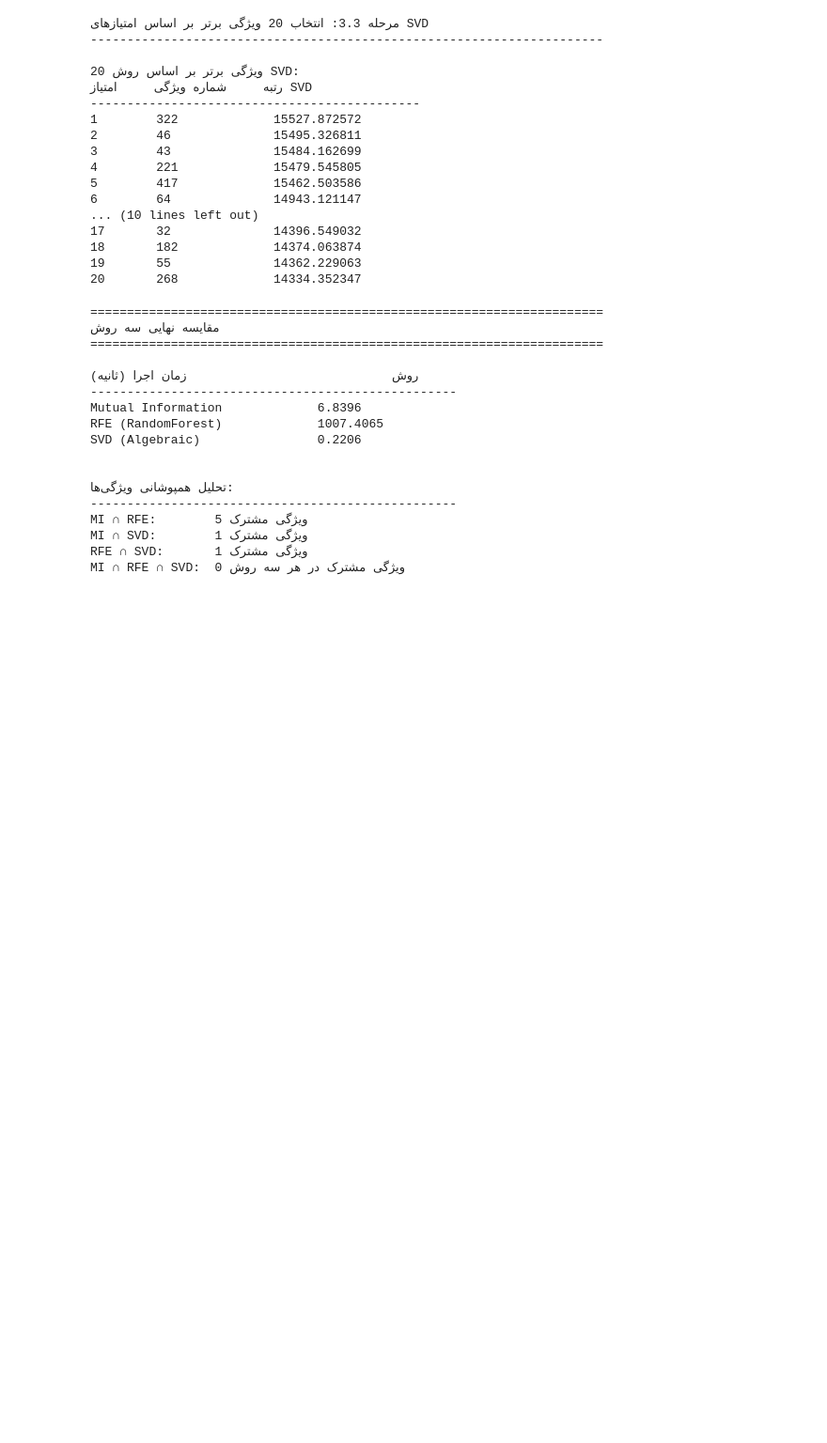
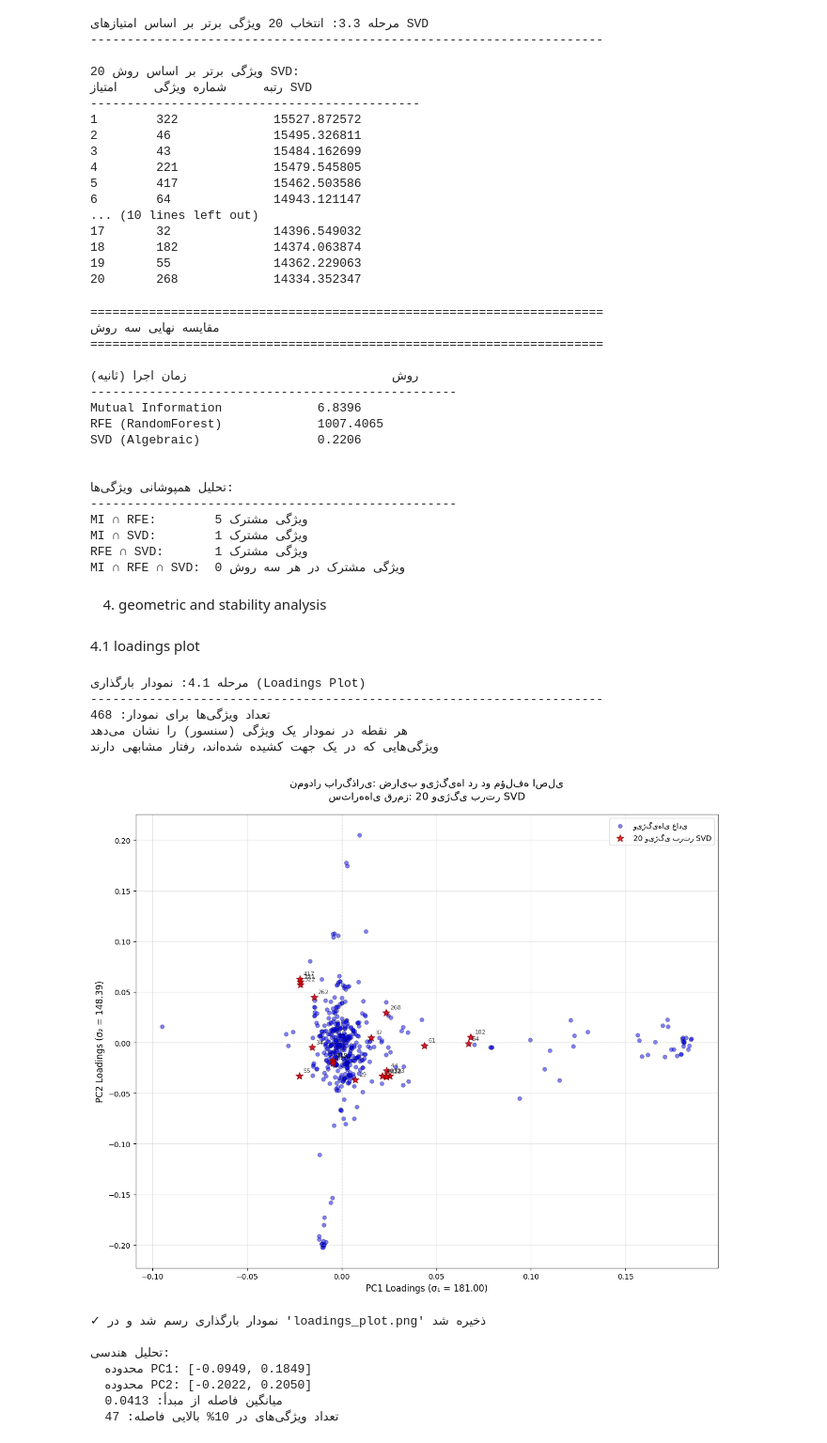
Before and after one commit to nazaninzareirad/Amazon-Review-Analysis, a Jupyter notebook: Untitled10.ipynb, the cells around one changed output. Shown: that part at 94% size. Drawn from its saved outputs; the diff is of its cells as text; code cells hidden in the pictures; blank space fills up the shorter version.

Commit message:
4.1 added the loadings plot

```diff
--- a/Untitled10.ipynb
+++ b/Untitled10.ipynb
@@ -430,3 +430,76 @@ MI ∩ RFE:        5 ویژگی مشترک
 MI ∩ SVD:        1 ویژگی مشترک
 RFE ∩ SVD:       1 ویژگی مشترک
 MI ∩ RFE ∩ SVD:  0 ویژگی مشترک در هر سه روش
+# %% [markdown]
+4. geometric and stability analysis
+# %% [markdown]
+4.1 loadings plot
+# %%
+print("\nمرحله 4.1: نمودار بارگذاری (Loadings Plot)")
+print("-" * 70)
+
+import matplotlib.pyplot as plt
+
+# ضرایب V برای دو مؤلفه اول (PC1 و PC2)
+# V = Vt.T، پس ستون اول V = بردار تکین اول
+V = Vt.T
+PC1_loadings = V[:, 0]  # ضرایب ویژگی‌ها در PC1
+PC2_loadings = V[:, 1]  # ضرایب ویژگی‌ها در PC2
+
+print(f"تعداد ویژگی‌ها برای نمودار: {len(PC1_loadings)}")
+print(f"هر نقطه در نمودار یک ویژگی (سنسور) را نشان می‌دهد")
+print(f"ویژگی‌هایی که در یک جهت کشیده شده‌اند، رفتار مشابهی دارند")
+
+# رسم نمودار پراکندگی
+plt.figure(figsize=(12, 10))
+plt.scatter(PC1_loadings, PC2_loadings, alpha=0.5, s=30, c='blue', edgecolors='black', linewidth=0.5)
+
+# علامت‌گذاری 20 ویژگی برتر SVD
+for idx in top_20_svd_indices:
+    plt.scatter(PC1_loadings[idx], PC2_loadings[idx],
+               alpha=0.8, s=100, c='red', marker='*', edgecolors='darkred', linewidth=1)
+    plt.annotate(f'{idx}', (PC1_loadings[idx], PC2_loadings[idx]),
+                fontsize=8, alpha=0.7, xytext=(5, 5), textcoords='offset points')
+
+# رسم محورها
+plt.axhline(y=0, color='gray', linestyle='--', linewidth=0.8, alpha=0.5)
+plt.axvline(x=0, color='gray', linestyle='--', linewidth=0.8, alpha=0.5)
+
+plt.xlabel(f'PC1 Loadings (σ₁ = {sigma[0]:.2f})', fontsize=12)
+plt.ylabel(f'PC2 Loadings (σ₂ = {sigma[1]:.2f})', fontsize=12)
+plt.title('نمودار بارگذاری: ضرایب ویژگی‌ها در دو مؤلفه اصلی\nستاره‌های قرمز: 20 ویژگی برتر SVD',
+         fontsize=14, pad=20)
+plt.grid(True, alpha=0.3)
+plt.legend(['ویژگی‌های عادی', '20 ویژگی برتر SVD'], loc='best')
+plt.tight_layout()
+plt.savefig('loadings_plot.png', dpi=300, bbox_inches='tight')
+plt.show()
+
+print("\n✓ نمودار بارگذاری رسم شد و در 'loadings_plot.png' ذخیره شد")
+
+# تحلیل خوشه‌بندی هندسی
+print("\nتحلیل هندسی:")
+print(f"  محدوده PC1: [{PC1_loadings.min():.4f}, {PC1_loadings.max():.4f}]")
+print(f"  محدوده PC2: [{PC2_loadings.min():.4f}, {PC2_loadings.max():.4f}]")
+
+# محاسبه فاصله از مبدأ برای هر ویژگی
+distances = np.sqrt(PC1_loadings**2 + PC2_loadings**2)
+print(f"  میانگین فاصله از مبدأ: {np.mean(distances):.4f}")
+
+# شناسایی ویژگی‌های دور از مبدأ (مهم‌تر)
+far_from_origin = np.where(distances > np.percentile(distances, 90))[0]
+print(f"  تعداد ویژگی‌های در 10% بالایی فاصله: {len(far_from_origin)}")
+# %% [output]
+مرحله 4.1: نمودار بارگذاری (Loadings Plot)
+----------------------------------------------------------------------
+تعداد ویژگی‌ها برای نمودار: 468
+هر نقطه در نمودار یک ویژگی (سنسور) را نشان می‌دهد
+ویژگی‌هایی که در یک جهت کشیده شده‌اند، رفتار مشابهی دارند
+[figure, added]
+✓ نمودار بارگذاری رسم شد و در 'loadings_plot.png' ذخیره شد
+
+تحلیل هندسی:
+  محدوده PC1: [-0.0949, 0.1849]
+  محدوده PC2: [-0.2022, 0.2050]
+  میانگین فاصله از مبدأ: 0.0413
+  تعداد ویژگی‌های در 10% بالایی فاصله: 47
```
